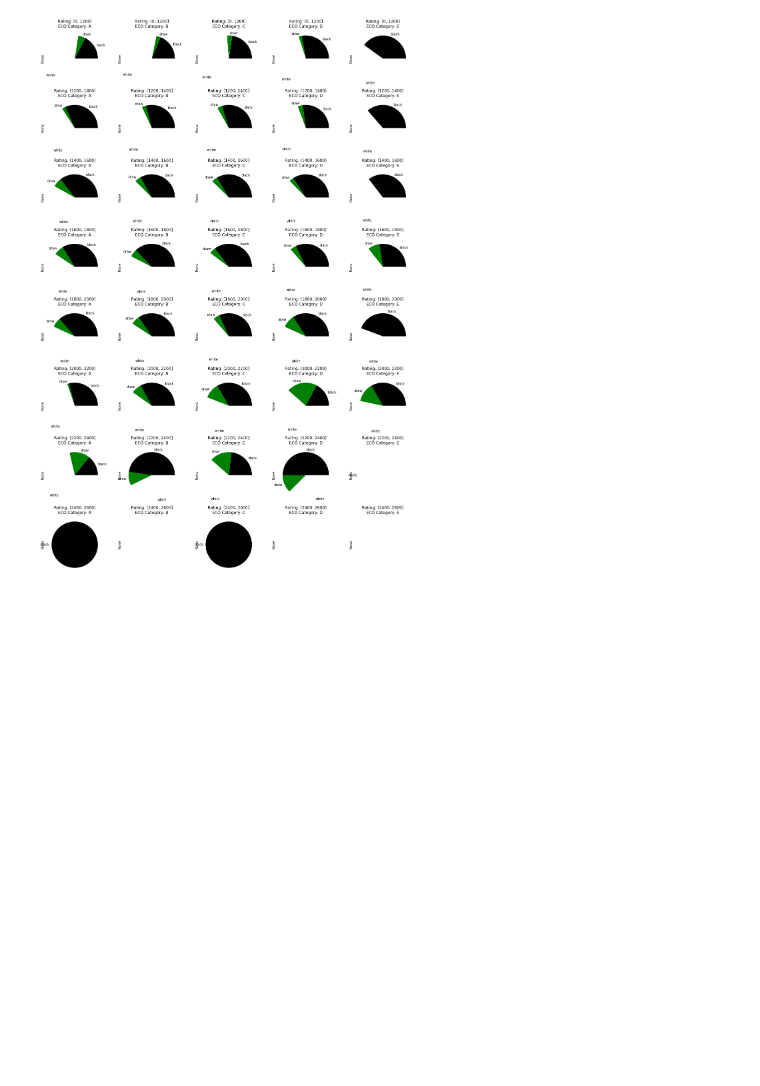
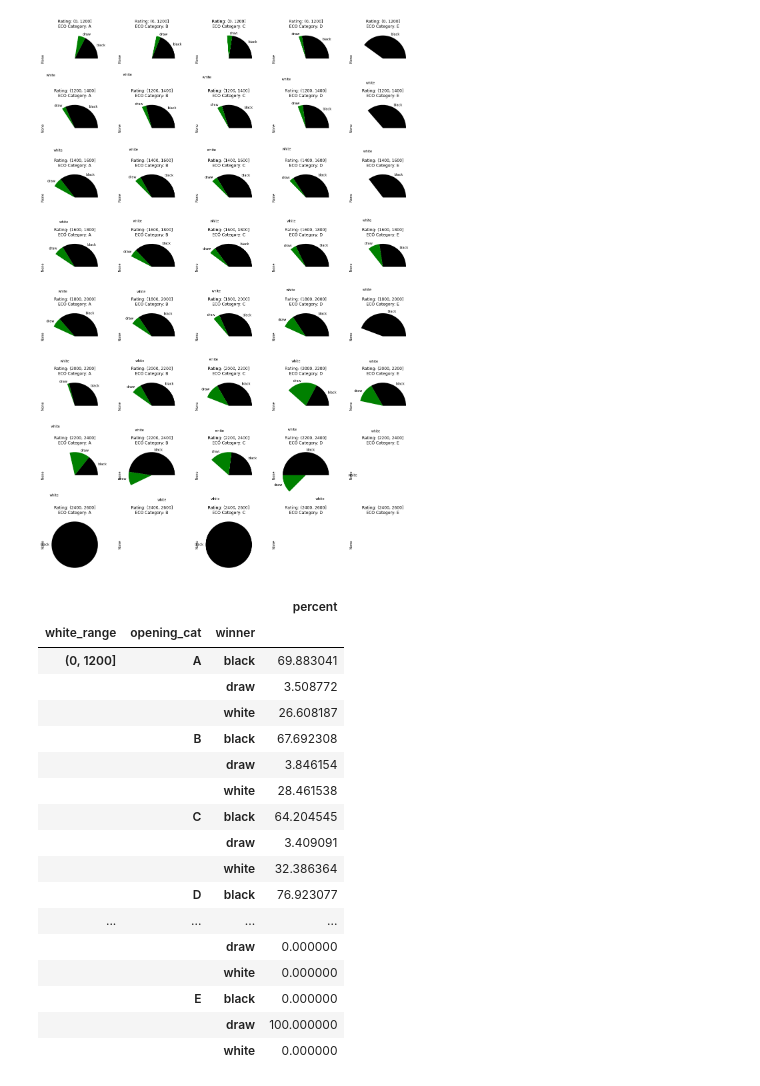
Before and after one commit to engeljason/chess_openings_analysis, a Jupyter notebook: analysis.ipynb, the cells around one changed output. Cells and saved outputs as stored; diff of their text form; code cells hidden in the pictures; blank space fills up the shorter version.

```diff
--- a/analysis.ipynb
+++ b/analysis.ipynb
@@ -101,6 +95,6 @@ plt.show()
 # %%
 # repeat above work, but with the data binned by ranges of player ratings
-wud_by_range = (games_df[(games_df["elo_diff"] < 0)].groupby(["white_range", "opening_cat"])["winner"].value_counts()).rename()
+wud_by_range = (games_df[(games_df["elo_diff"] < 0)].groupby(["white_range", "opening_cat"])["winner"].value_counts()).rename("winrate")
 
 ## graph to visualize this
 wud_by_range.reset_index(level = 2).sort_index()
@@ -115,6 +109,9 @@ for i, elo_range in enumerate(wud_df.stack().reorder_levels([2,0,1]).sort_index(
     for j, eco_cat in enumerate(wud_df.stack().reorder_levels([2,0,1]).sort_index()[elo_range].index.get_level_values(0).unique()):
 
         wud_df.stack().reorder_levels([2,0,1]).sort_index()[elo_range][eco_cat].plot(kind = "pie", ax = a[i][j], colors = ["black", "green", "white"], title = f'Rating: {elo_range}\nECO Category: {eco_cat}')
+
+plt.savefig("output/White Underdog-detailed breakdown.png")
+plt.show()
 # %% [output]
 [figure]
 # %%
@@ -136,0 +140,21 @@ for i, elo_range in enumerate(bud_df.stack().reorder_levels([2,0,1]).sort_index(
+# %%
+pd.DataFrame(wud_df.stack().reorder_levels([2,0,1]).sort_index()).rename(columns = {0 : "percent"}).style
+# %% [output]
+|  |  |  | percent |
+| white_range | opening_cat | winner |  |
+| (0, 1200] | A | black | 69.883041 |
+|  |  | draw | 3.508772 |
+|  |  | white | 26.608187 |
+|  | B | black | 67.692308 |
+|  |  | draw | 3.846154 |
+|  |  | white | 28.461538 |
+|  | C | black | 64.204545 |
+|  |  | draw | 3.409091 |
+|  |  | white | 32.386364 |
+|  | D | black | 76.923077 |
+| ... | ... | ... | ... |
+|  |  | draw | 0.000000 |
+|  |  | white | 0.000000 |
+|  | E | black | 0.000000 |
+|  |  | draw | 100.000000 |
+|  |  | white | 0.000000 |
```
Also changed, not shown: parts of 7 cells of this notebook, 6 other files.
